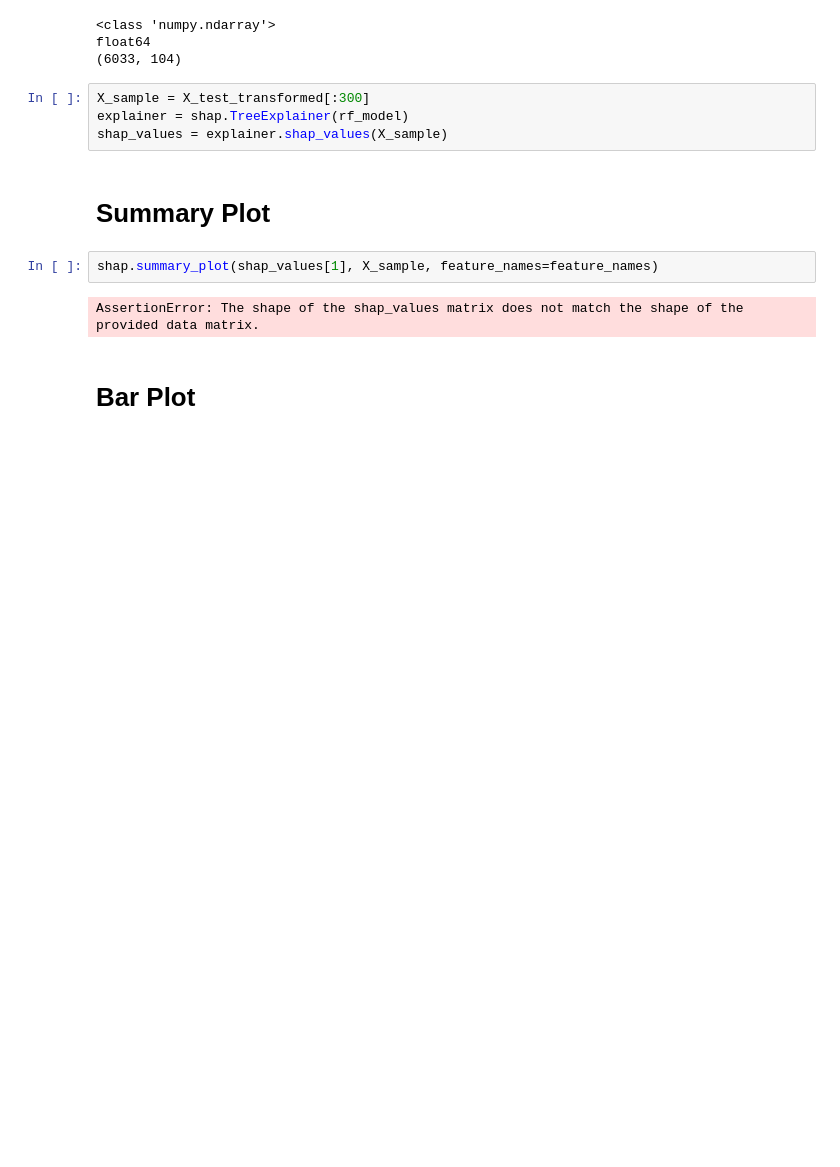
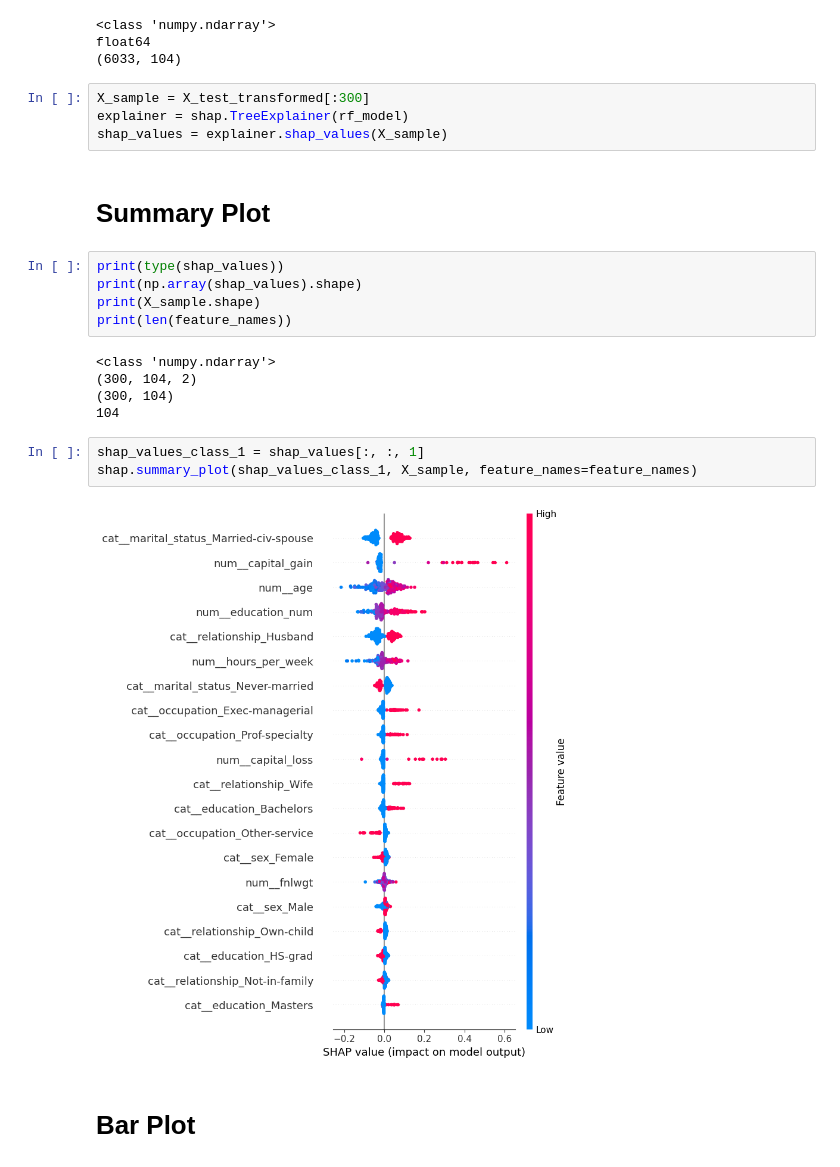
Before and after one commit to tanvirakhter/llm_xai_bias_study, a Jupyter notebook: notebooks/day3_explainability.ipynb, the cells around one changed output. Cells and saved outputs as stored; diff of their text form; blank space fills up the shorter version.

```diff
--- a/notebooks/day3_explainability.ipynb
+++ b/notebooks/day3_explainability.ipynb
@@ -58,9 +58,20 @@ shap_values = explainer.shap_values(X_sample)
 # %% [markdown]
 # Summary Plot
 # %%
-shap.summary_plot(shap_values[1], X_sample, feature_names=feature_names)
+print(type(shap_values))
+print(np.array(shap_values).shape)
+print(X_sample.shape)
+print(len(feature_names))
 # %% [output]
-AssertionError: The shape of the shap_values matrix does not match the shape of the provided data matrix.
+<class 'numpy.ndarray'>
+(300, 104, 2)
+(300, 104)
+104
+# %%
+shap_values_class_1 = shap_values[:, :, 1]
+shap.summary_plot(shap_values_class_1, X_sample, feature_names=feature_names)
+# %% [output]
+[figure, added]
 # %% [markdown]
 # Bar Plot
 # %%
```
Also changed, not shown: parts of 2 cells of this notebook, 2 other files.
